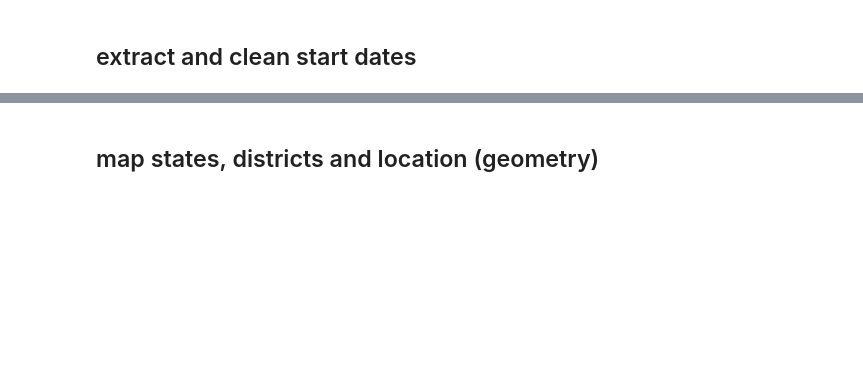
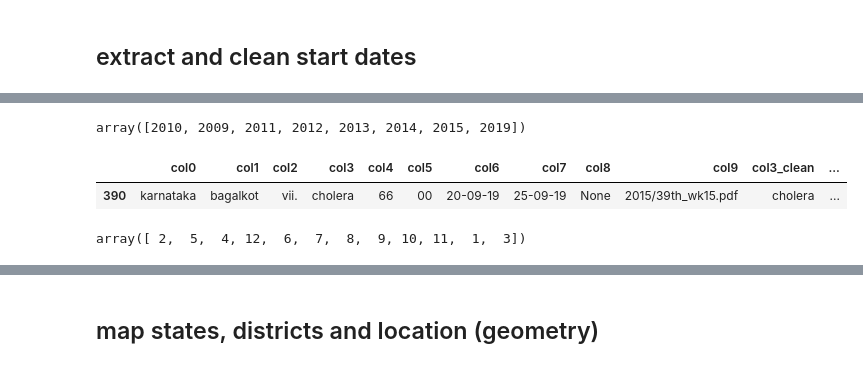
Before and after one commit to alexvmt/cholera_risk_modeling, a Jupyter notebook: preprocess_cholera_outbreaks.ipynb, the cells around one changed output, grey strips where cells are left out. Drawn from its saved outputs; the diff is of its cells as text; code cells hidden in the pictures; blank space fills up the shorter version.

```diff
--- a/preprocess_cholera_outbreaks.ipynb
+++ b/preprocess_cholera_outbreaks.ipynb
@@ -20,12 +29,12 @@ import io
 files_to_skip = ['52nd_wk_old.pdf',
                  '11th_wk14_old.pdf']
 # %%
-years = ['2010',
-         '2011',
-         '2012',
-         '2013',
-         '2014',
-         '2015']
+years = [2010,
+         2011,
+         2012,
+         2013,
+         2014,
+         2015]
 # %%
 path = '../data/cholera_outbreaks/'
 # %%
@@ -35,12 +44,12 @@ outbreaks_raw = []
 
 for year in years:
     print('Processing year: {}...'.format(year))
-    (_, _, file_names) = next(os.walk(path+year))
+    (_, _, file_names) = next(os.walk(path+str(year)))
     file_names = np.setdiff1d(file_names, files_to_skip) # drop files to skip from file names
 
     for file in file_names:
         print('Processing file: {}...'.format(file))
-        document = PyPDF2.PdfFileReader(path+year+'/'+file)
+        document = PyPDF2.PdfFileReader(path+str(year)+'/'+file)
         pages = document.getNumPages()
 
         for page in range(pages):
@@ -61,7 +70,7 @@ for year in years:
                     outbreak_info = [text[i] for i in index_list]
                     while len(outbreak_info) < 9:
                         outbreak_info.append(None)
-                    outbreak_info.append(year+'/'+file)
+                    outbreak_info.append(str(year)+'/'+file)
                     outbreaks_raw.append(outbreak_info)
             else:
                 pass
@@ -136,14 +290,21 @@ outbreaks.start_date.unique()
 # %%
 outbreaks = outbreaks[outbreaks.start_date.notnull()].copy().reset_index(drop=True)
 # %%
-outbreaks['start_date_year'] = outbreaks.start_date.apply(lambda x: x.split('.')[2] if '.' in x
-                                                          else (x.split('/')[2] if '/' in x
-                                                                else (x.split('-')[2] if '-' in x else x)))
+outbreaks['year'] = outbreaks.start_date.apply(lambda x: x.split('.')[2] if '.' in x
+                                               else (x.split('/')[2] if '/' in x
+                                                     else (x.split('-')[2] if '-' in x
+                                                           else x)))
 # %%
-outbreaks['start_date_year'] = outbreaks.start_date_year.str.pad(3, side='left',fillchar='0')
-outbreaks['start_date_year'] = outbreaks.start_date_year.str.pad(4, side='left',fillchar='2')
+outbreaks['year'] = outbreaks.year.str.pad(width=3, side='left', fillchar='0')
+outbreaks['year'] = outbreaks.year.str.pad(width=4, side='left', fillchar='2')
+outbreaks['year'] = outbreaks.year.astype(np.int64)
 # %%
-outbreaks['start_date_year'].unique()
+outbreaks['year'].unique()
+# %% [output]
+array([2010, 2009, 2011, 2012, 2013, 2014, 2015, 2019])
 # %%
-outbreaks[outbreaks.start_date_year == '2019']
+outbreaks[outbreaks.year == 2019]
+# %% [output]
+|  | col0 | col1 | col2 | col3 | col4 | col5 | col6 | col7 | col8 | col9 | col3_clean | ... |
+| 390 | karnataka | bagalkot | vii. | cholera | 66 | 00 | 20-09-19 | 25-09-19 | None | 2015/39th_wk15.pdf | cholera | ... |
 # %%
@@ -157,4 +319,6 @@ outbreaks['start_date_month'] = outbreaks.start_date_month.str.pad(2, side='left
 # %%
-outbreaks['start_date_month'].unique()
+outbreaks['month'].unique()
+# %% [output]
+array([ 2,  5,  4, 12,  6,  7,  8,  9, 10, 11,  1,  3])
 # %%
 outbreaks.shape
```
Also changed, not shown: parts of 56 cells of this notebook, 1 other file.
